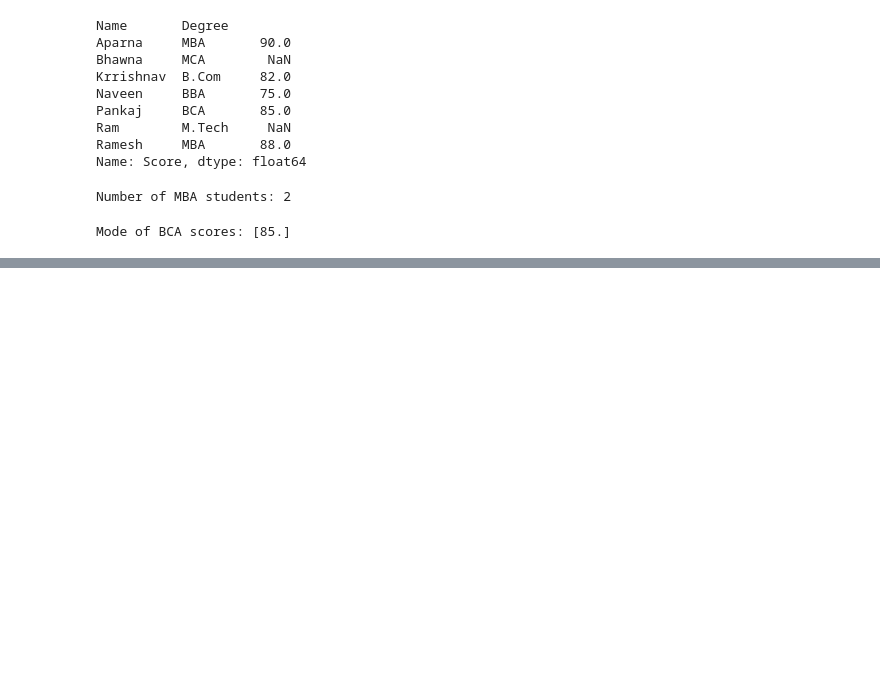
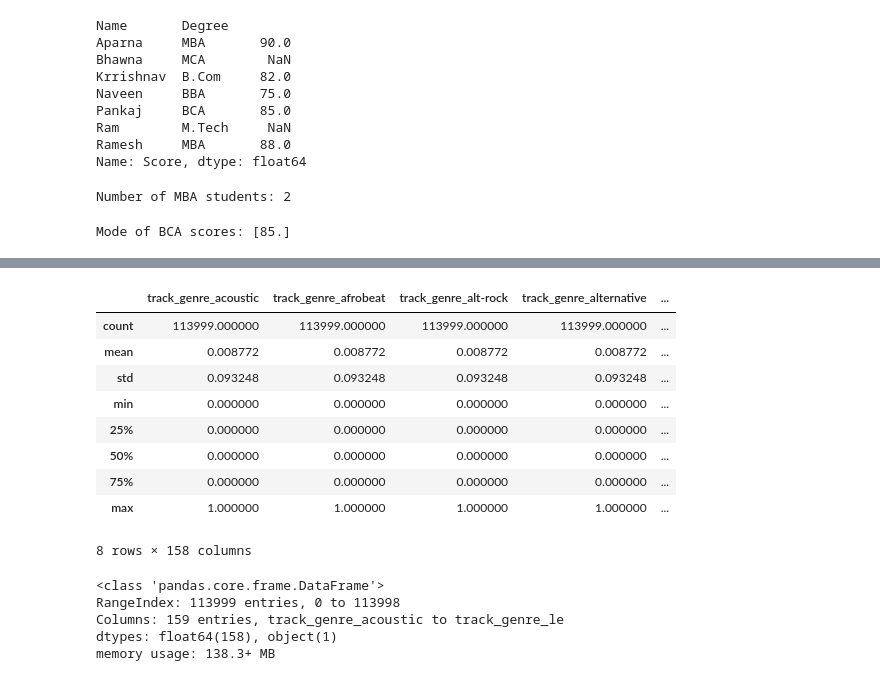
Before and after one commit to vedasri2511/ML_153, a Jupyter notebook: ML_LAB_153.ipynb, the cells around one changed output, grey strips where cells are left out. Drawn from its saved outputs; the diff is of its cells as text; code cells hidden in the pictures; blank space fills up the shorter version.

```diff
--- a/ML_LAB_153.ipynb
+++ b/ML_LAB_153.ipynb
@@ -224,0 +233,4 @@ Mode of BCA scores: [85.]
+# %%
+import pandas as pd
+
+df = pd.read_csv('modified-spotify-dataset.csv')
@@ -224,0 +257,21 @@ Mode of BCA scores: [85.]
+# %%
+df.describe()
+# %% [output]
+|  | track_genre_acoustic | track_genre_afrobeat | track_genre_alt-rock | track_genre_alternative | ... |
+| count | 113999.000000 | 113999.000000 | 113999.000000 | 113999.000000 | ... |
+| mean | 0.008772 | 0.008772 | 0.008772 | 0.008772 | ... |
+| std | 0.093248 | 0.093248 | 0.093248 | 0.093248 | ... |
+| min | 0.000000 | 0.000000 | 0.000000 | 0.000000 | ... |
+| 25% | 0.000000 | 0.000000 | 0.000000 | 0.000000 | ... |
+| 50% | 0.000000 | 0.000000 | 0.000000 | 0.000000 | ... |
+| 75% | 0.000000 | 0.000000 | 0.000000 | 0.000000 | ... |
+| max | 1.000000 | 1.000000 | 1.000000 | 1.000000 | ... |
+8 rows × 158 columns
+# %%
+df.info()
+# %% [output]
+<class 'pandas.core.frame.DataFrame'>
+RangeIndex: 113999 entries, 0 to 113998
+Columns: 159 entries, track_genre_acoustic to track_genre_le
+dtypes: float64(158), object(1)
+memory usage: 138.3+ MB
```
Also changed, not shown: parts of 4 cells of this notebook.
